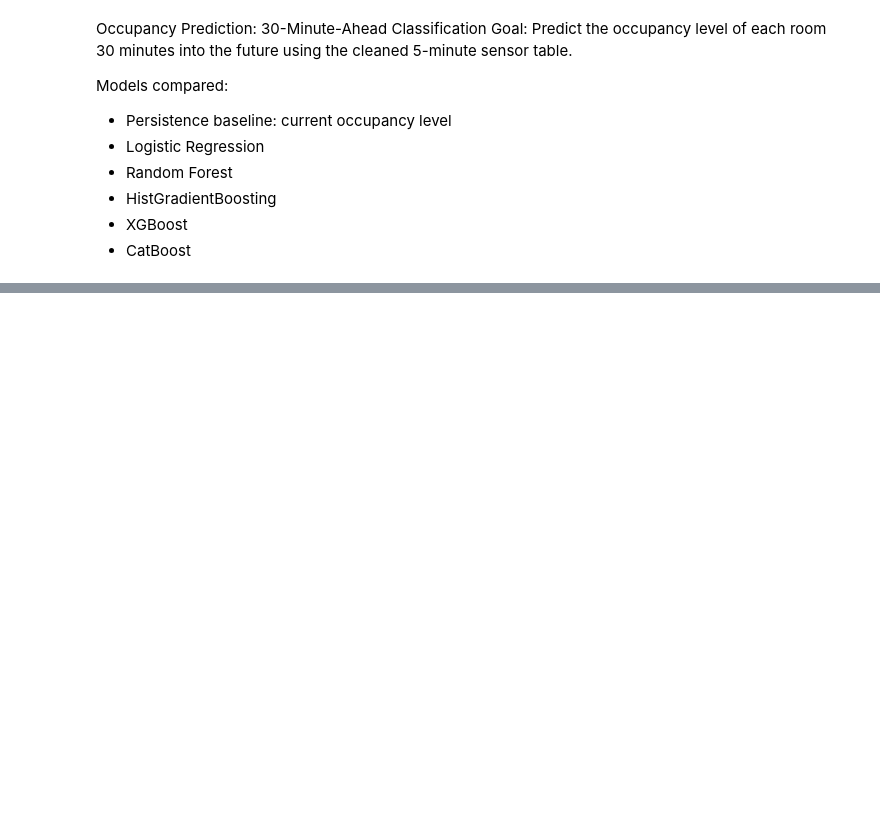
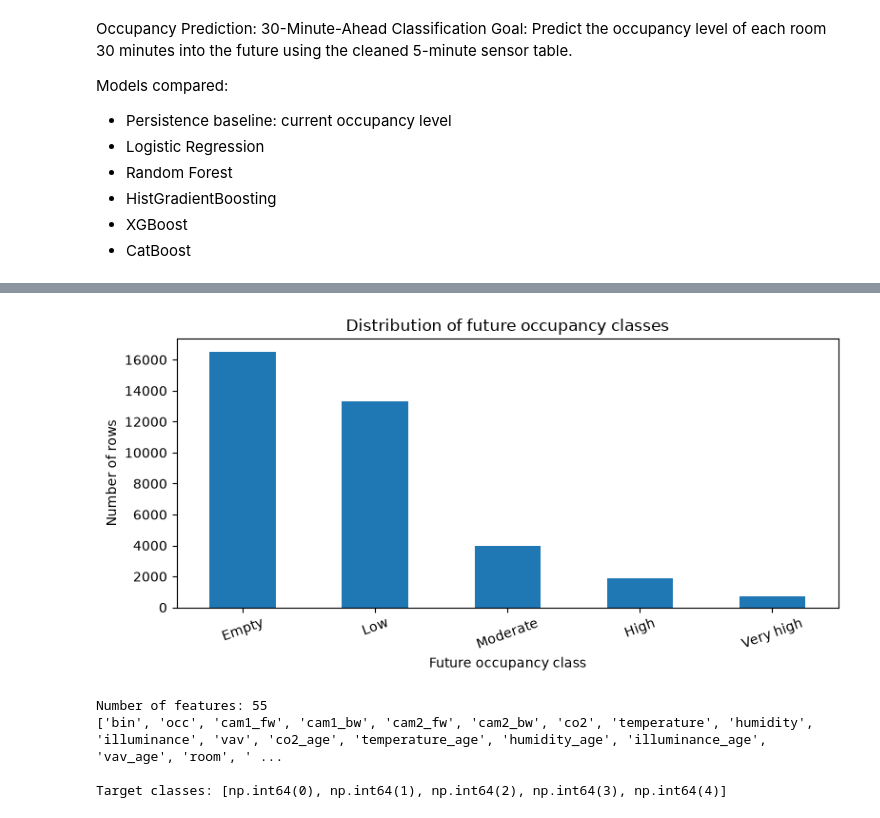
Before and after one commit to SimrahRuqiya/adaptive-district-backbone, a Jupyter notebook: notebooks/04_single_step_pred.ipynb, the cells around one changed output, grey strips where cells are left out. Saved outputs shown, nothing was run; the diff lists cells and outputs as text; code cells hidden in the pictures; blank space fills up the shorter version.

```diff
--- a/notebooks/04_single_step_pred.ipynb
+++ b/notebooks/04_single_step_pred.ipynb
@@ -41,0 +101,27 @@ ModuleNotFoundError: No module named 'numpy'
+# %%
+occupancy_ratio_future = data["target"] / data["capacity"]
+
+data["target_class"] = pd.cut(
+    occupancy_ratio_future,
+    bins=[-0.001, 0, 0.25, 0.50, 0.75, np.inf],
+    labels=CLASS_LABELS,
+    include_lowest=True,
+).astype("Int64")
+
+# Remove rows where the target or capacity could not be used.
+data = data.dropna(subset=["target_class", "DayId", "capacity"]).copy()
+data["target_class"] = data["target_class"].astype(int)
+
+display(
+    data["target_class"]
+    .value_counts()
+    .reindex(CLASS_LABELS, fill_value=0)
+    .rename(index=dict(zip(CLASS_LABELS, CLASS_NAMES)))
+    .to_frame("rows")
+)
+display(
+    (data["target_class"].value_counts(normalize=True)
+     .reindex(CLASS_LABELS, fill_value=0) * 100)
+    .rename(index=dict(zip(CLASS_LABELS, CLASS_NAMES)))
+    .round(2).to_frame("percent")
+)
@@ -41,0 +143,38 @@ ModuleNotFoundError: No module named 'numpy'
+# %%
+class_counts = data["target_class"].value_counts().reindex(CLASS_LABELS, fill_value=0)
+ax = class_counts.rename(index=dict(zip(CLASS_LABELS, CLASS_NAMES))).plot(
+    kind="bar", figsize=(8, 4), rot=20
+)
+ax.set_xlabel("Future occupancy class")
+ax.set_ylabel("Number of rows")
+ax.set_title("Distribution of future occupancy classes")
+plt.tight_layout()
+plt.show()
+# %% [output]
+[figure, added]
+# %%
+leakage_or_id_cols = {
+    "target", "target_class", "event_day", "DayId",
+    "occ_future", "target_future", "future_occupancy"
+}
+feature_cols = [
+    c for c in data.columns
+    if c not in leakage_or_id_cols
+    and pd.api.types.is_numeric_dtype(data[c])
+]
+
+# Keep only features with at least one non-missing value.
+feature_cols = [c for c in feature_cols if data[c].notna().any()]
+
+X = data[feature_cols].copy()
+y = data["target_class"].astype(int)
+groups = data["DayId"]
+
+print("Number of features:", len(feature_cols))
+print(feature_cols)
+print("\nTarget classes:", sorted(y.unique()))
+# %% [output]
+Number of features: 55
+['bin', 'occ', 'cam1_fw', 'cam1_bw', 'cam2_fw', 'cam2_bw', 'co2', 'temperature', 'humidity', 'illuminance', 'vav', 'co2_age', 'temperature_age', 'humidity_age', 'illuminance_age', 'vav_age', 'room', ' ...
+
+Target classes: [np.int64(0), np.int64(1), np.int64(2), np.int64(3), np.int64(4)]
```
Also changed, not shown: parts of 13 cells of this notebook.
